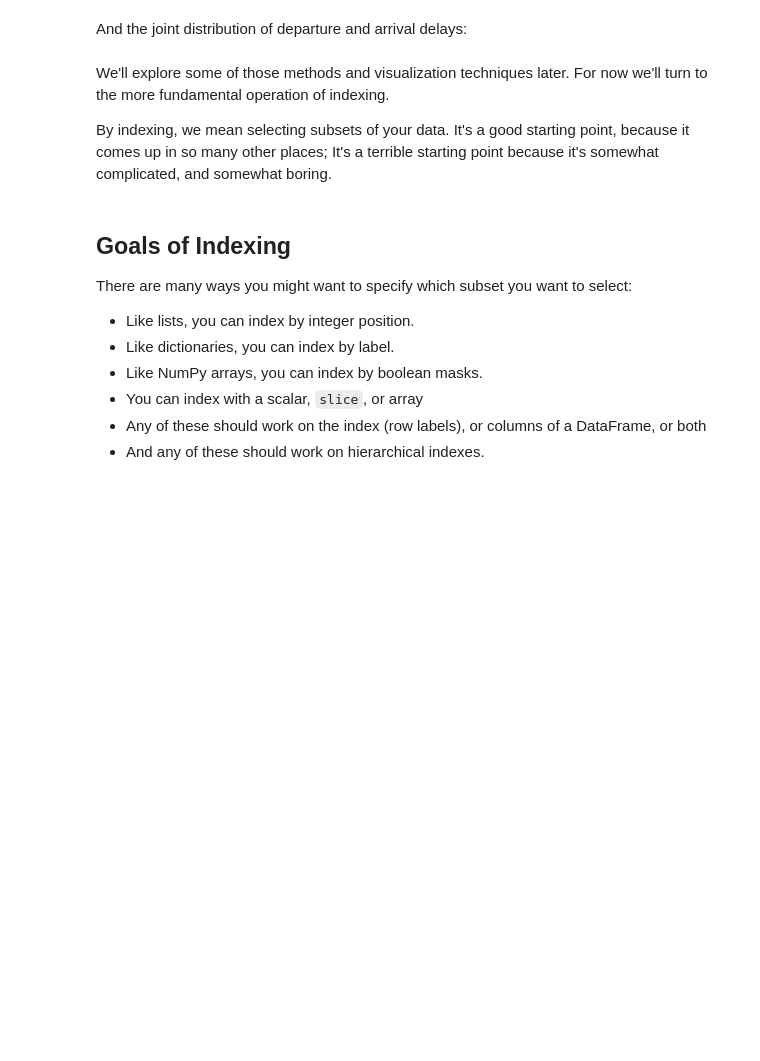
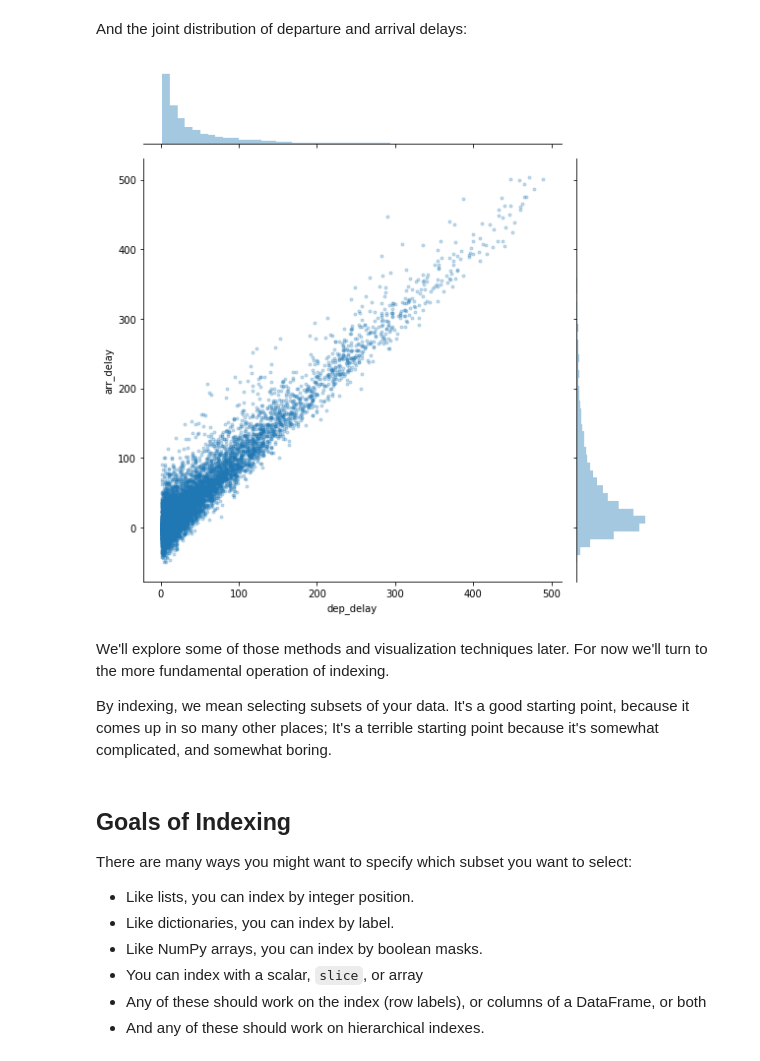
Before and after one commit to umeshraj/Pandas-Tutorial-SciPyConf-2018, a Jupyter notebook: notebooks/01-Indexing.ipynb, the cells around one changed output. Drawn from its saved outputs; the diff is of its cells as text; code cells hidden in the pictures; blank space fills up the shorter version.

```diff
--- a/notebooks/01-Indexing.ipynb
+++ b/notebooks/01-Indexing.ipynb
@@ -109,8 +167,10 @@ And the joint distribution of departure and arrival delays:
 # %%
 sns.jointplot('dep_delay', 'arr_delay',
               flights.loc[(flights['dep_delay'] > 1) &
                           (flights['dep_delay'] < 500)],
-              alpha=.25, marker='.', size=8);
+              alpha=.25, marker='.', height=8);
+# %% [output]
+[figure, added]
 # %% [markdown]
 We'll explore some of those methods and visualization techniques later.
 For now we'll turn to the more fundamental operation of indexing.
```
Also changed, not shown: parts of 24 cells of this notebook.
